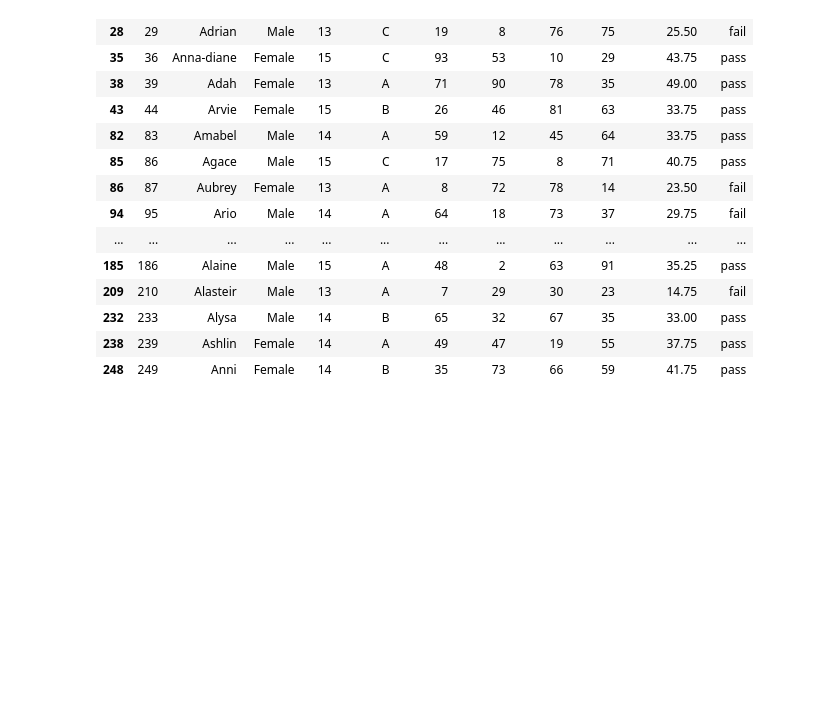
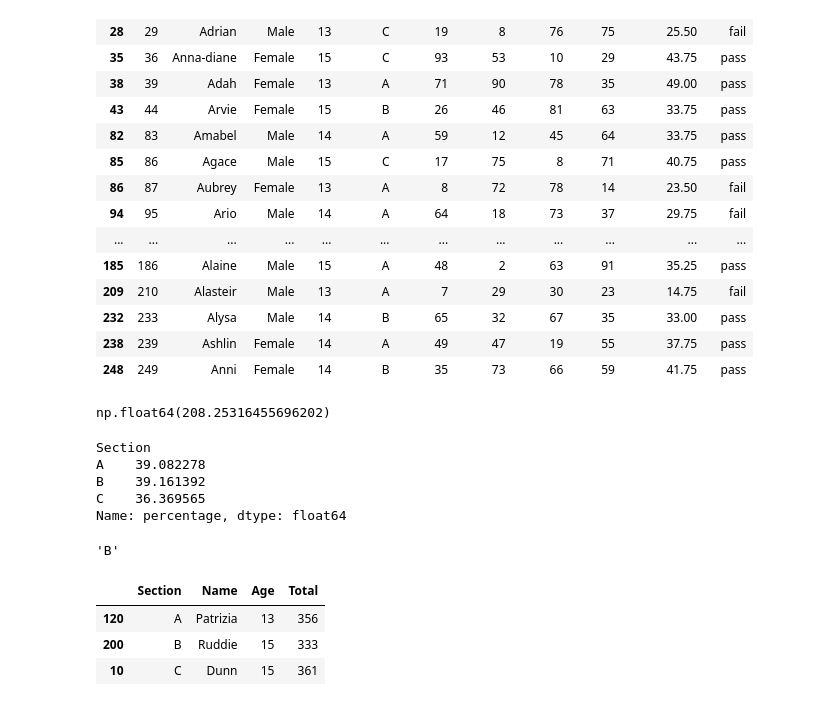
Before and after one commit to Balu-Palle/jupyterNotebook, a Jupyter notebook: 1.ipynb, the cells around one changed output. Saved outputs shown, nothing was run; the diff lists cells and outputs as text; code cells hidden in the pictures; blank space fills up the shorter version.

```diff
--- a/1.ipynb
+++ b/1.ipynb
@@ -450,3 +450,34 @@ df[df['Name'].str[0]=='A']
 | 232 | 233 | Alysa | Male | 14 | B | 65 | 32 | 67 | 35 | 33.00 | pass |
 | 238 | 239 | Ashlin | Female | 14 | A | 49 | 47 | 19 | 55 | 37.75 | pass |
 | 248 | 249 | Anni | Female | 14 | B | 35 | 73 | 66 | 59 | 41.75 | pass |
+# %%
+df['Total'] = df['Maths']+df['Science']+df['History']+df['English']
+df[df['Section']=='A']['Total'].mean()
+# %% [output]
+np.float64(208.25316455696202)
+# %%
+# Find the average percentage of each section.
+df.groupby('Section')['percentage'].mean()
+# %% [output]
+Section
+A    39.082278
+B    39.161392
+C    36.369565
+Name: percentage, dtype: float64
+# %%
+# Which section has the highest average Maths marks?
+
+df.groupby('Section')['Maths'].mean().idxmax()
+# %% [output]
+'B'
+# %%
+# Find the topper of each section.
+df.loc[
+    df.groupby('Section')['Total'].idxmax(),
+    ['Section','Name','Age','Total']
+]
+# %% [output]
+|  | Section | Name | Age | Total |
+| 120 | A | Patrizia | 13 | 356 |
+| 200 | B | Ruddie | 15 | 333 |
+| 10 | C | Dunn | 15 | 361 |
```
